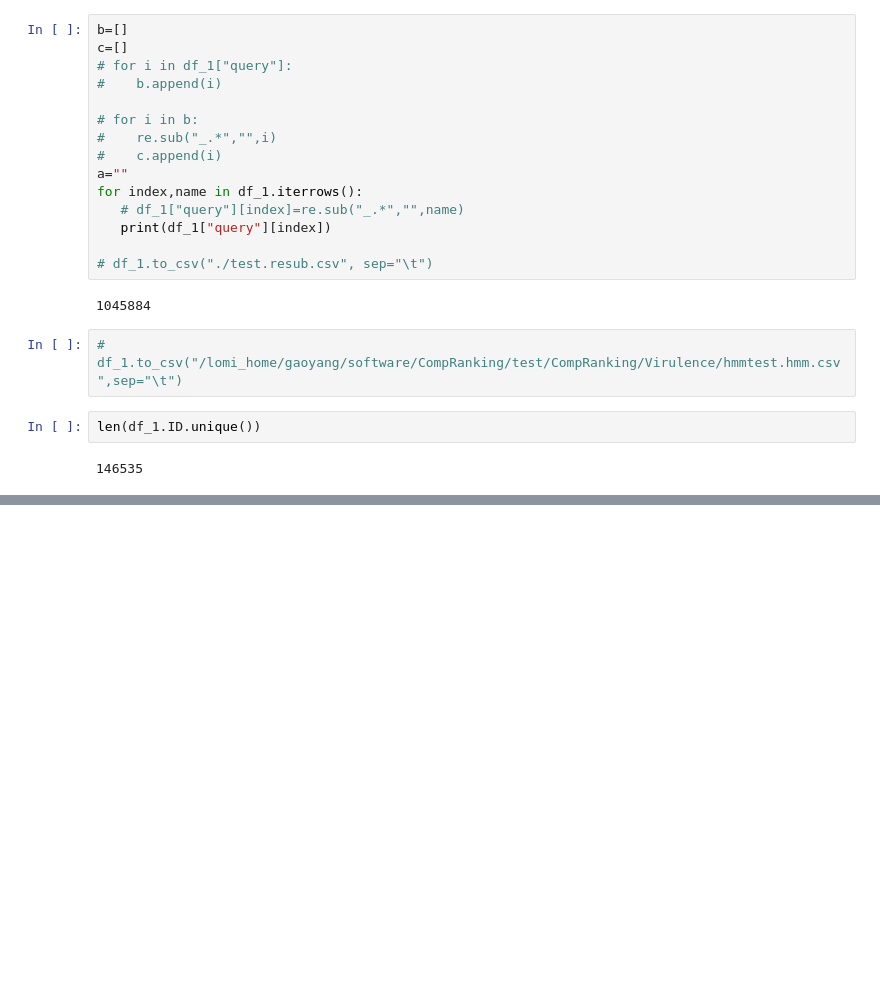
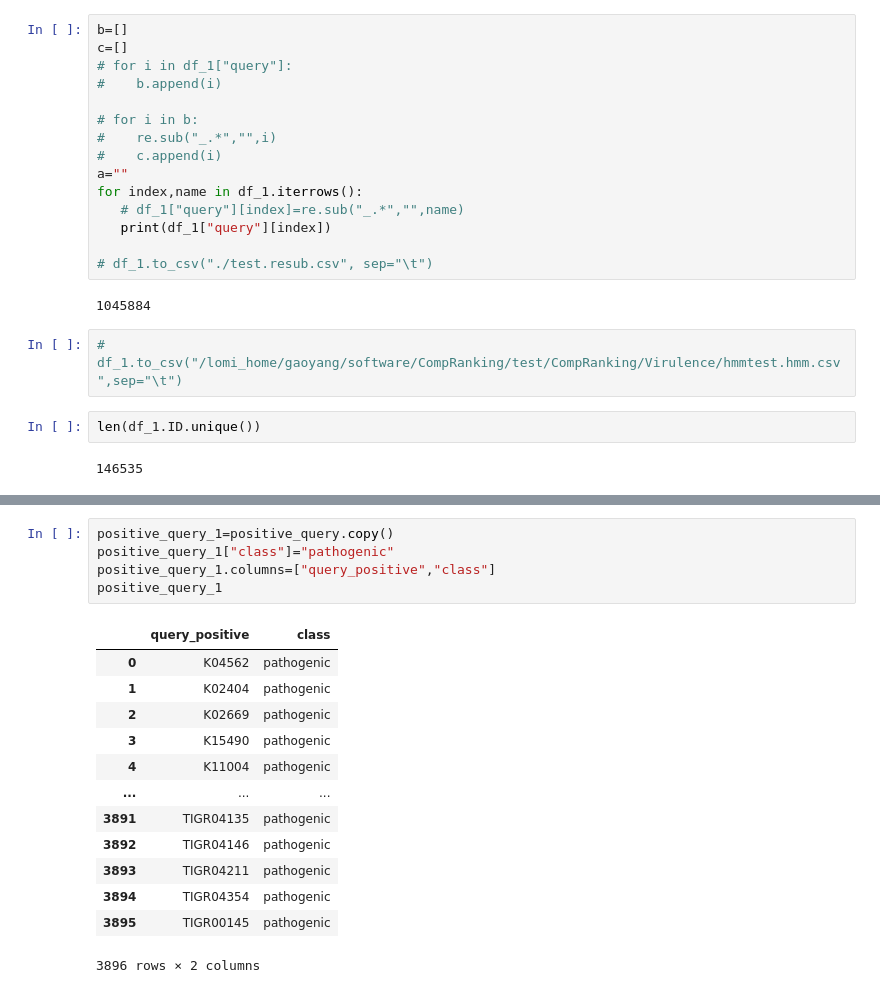
Before and after one commit to GaoyangLuo/CompRanking, a Jupyter notebook: statistics_processing.ipynb, the cells around one changed output, grey strips where cells are left out. Saved outputs shown, nothing was run; the diff lists cells and outputs as text; blank space fills up the shorter version.

```diff
--- a/statistics_processing.ipynb
+++ b/statistics_processing.ipynb
@@ -185,0 +222,19 @@ len(df_1.ID.unique())
+# %%
+positive_query_1=positive_query.copy()
+positive_query_1["class"]="pathogenic"
+positive_query_1.columns=["query_positive","class"]
+positive_query_1
+# %% [output]
+|  | query_positive | class |
+| 0 | K04562 | pathogenic |
+| 1 | K02404 | pathogenic |
+| 2 | K02669 | pathogenic |
+| 3 | K15490 | pathogenic |
+| 4 | K11004 | pathogenic |
+| ... | ... | ... |
+| 3891 | TIGR04135 | pathogenic |
+| 3892 | TIGR04146 | pathogenic |
+| 3893 | TIGR04211 | pathogenic |
+| 3894 | TIGR04354 | pathogenic |
+| 3895 | TIGR00145 | pathogenic |
+3896 rows × 2 columns
```
Also changed, not shown: parts of 6 cells of this notebook, 2 other files.
